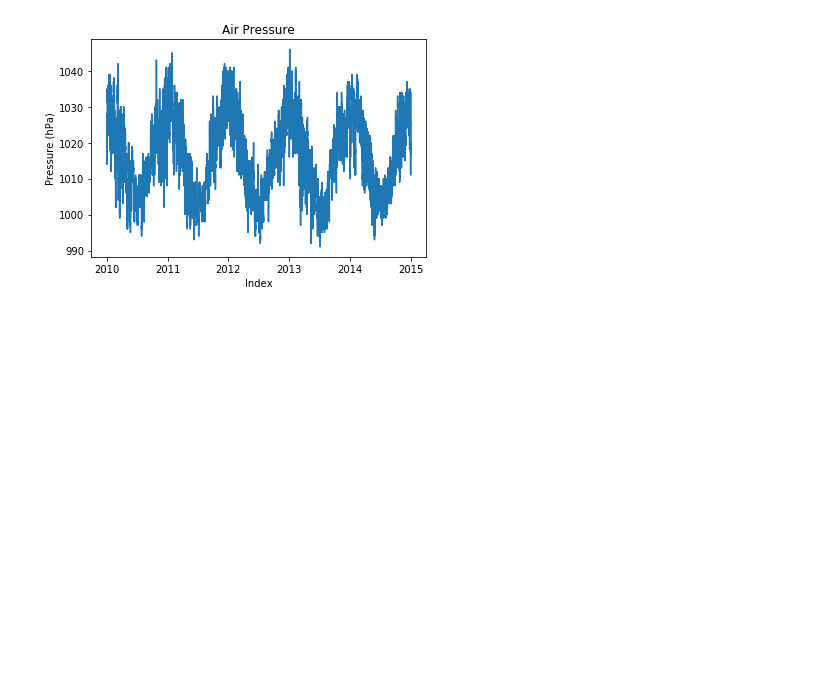
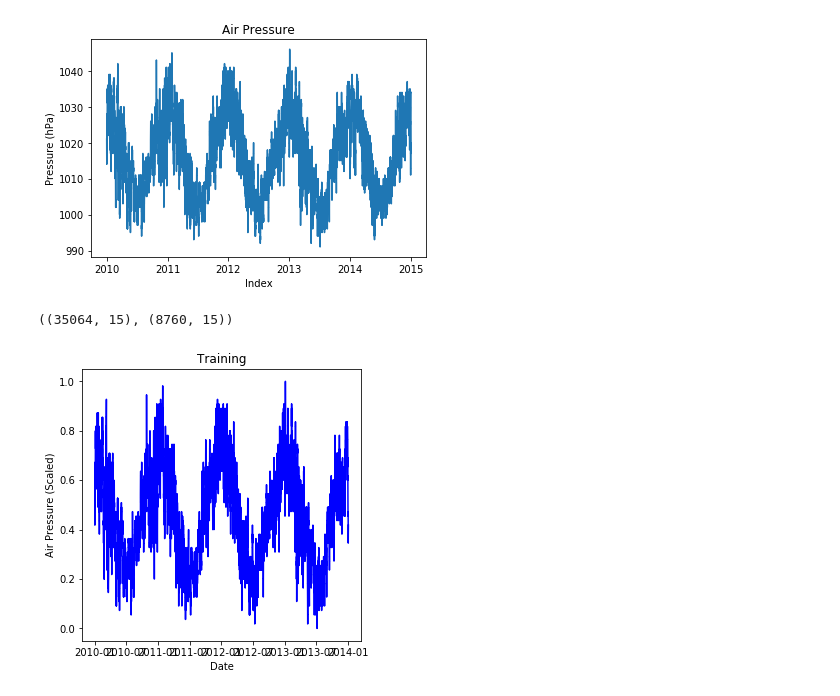
Before and after one commit to damiansp/TS, a Jupyter notebook: python/practical_TSA/05_FFNN/ffnn_for_ts_forecasting.py.ipynb, the cells around one changed output. Cells and saved outputs as stored; diff of their text form; code cells hidden in the pictures; blank space fills up the shorter version.

```diff
--- a/python/practical_TSA/05_FFNN/ffnn_for_ts_forecasting.py.ipynb
+++ b/python/practical_TSA/05_FFNN/ffnn_for_ts_forecasting.py.ipynb
@@ -51,3 +52,22 @@ g.set_xlabel('Index')
 g.set_ylabel('Pressure (hPa)');
 # %% [output]
 [figure]
+# %%
+scaler = MinMaxScaler(feature_range=(0, 1))
+df['scaled_PRES'] = scaler.fit_transform(
+    np.array(df.PRES).reshape(-1, 1))
+# %%
+split_date = datetime(year=2014, month=1, day=1, hour=0)
+df_train = df.loc[df['datetime'] < split_date]
+df_val = df.loc[df['datetime'] >= split_date]
+df_train.shape, df_val.shape
+# %% [output]
+((35064, 15), (8760, 15))
+# %%
+plt.figure(figsize=(5, 5))
+g = sns.lineplot(df_train['datetime'], df_train.scaled_PRES, color='b')
+g.set_title('Training')
+g.set_xlabel('Date')
+g.set_ylabel('Air Pressure (Scaled)');
+# %% [output]
+[figure, added]
```
Also changed, not shown: parts of 3 cells of this notebook.
